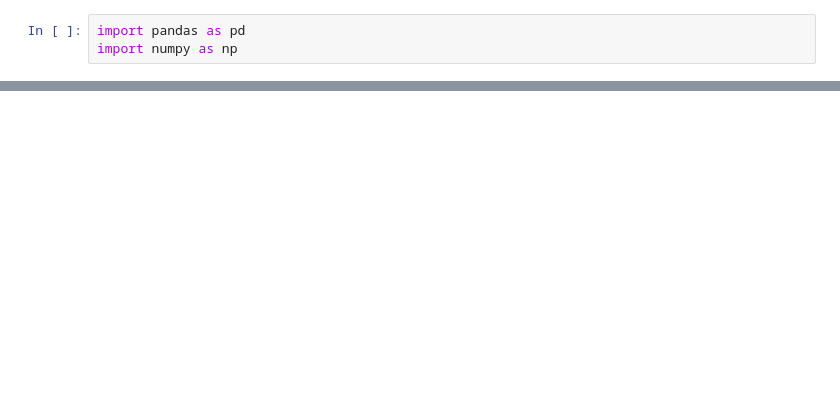
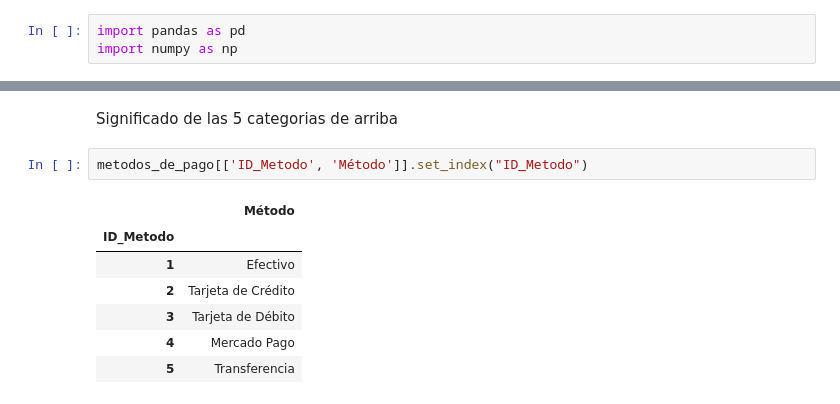
Before and after one commit to Polito9/Sales-Pattern-Analysis, a Jupyter notebook: main.ipynb, the cells around one changed output, grey strips where cells are left out. Cells and saved outputs as stored; diff of their text form; blank space fills up the shorter version.

```diff
--- a/main.ipynb
+++ b/main.ipynb
@@ -21,0 +210,12 @@ ventas
+# %% [markdown]
+Significado de las 5 categorias de arriba
+# %%
+metodos_de_pago[['ID_Metodo', 'Método']].set_index("ID_Metodo")
+# %% [output]
+|  | Método |
+| ID_Metodo |  |
+| 1 | Efectivo |
+| 2 | Tarjeta de Crédito |
+| 3 | Tarjeta de Débito |
+| 4 | Mercado Pago |
+| 5 | Transferencia |
```
Also changed, not shown: parts of 33 cells of this notebook.
